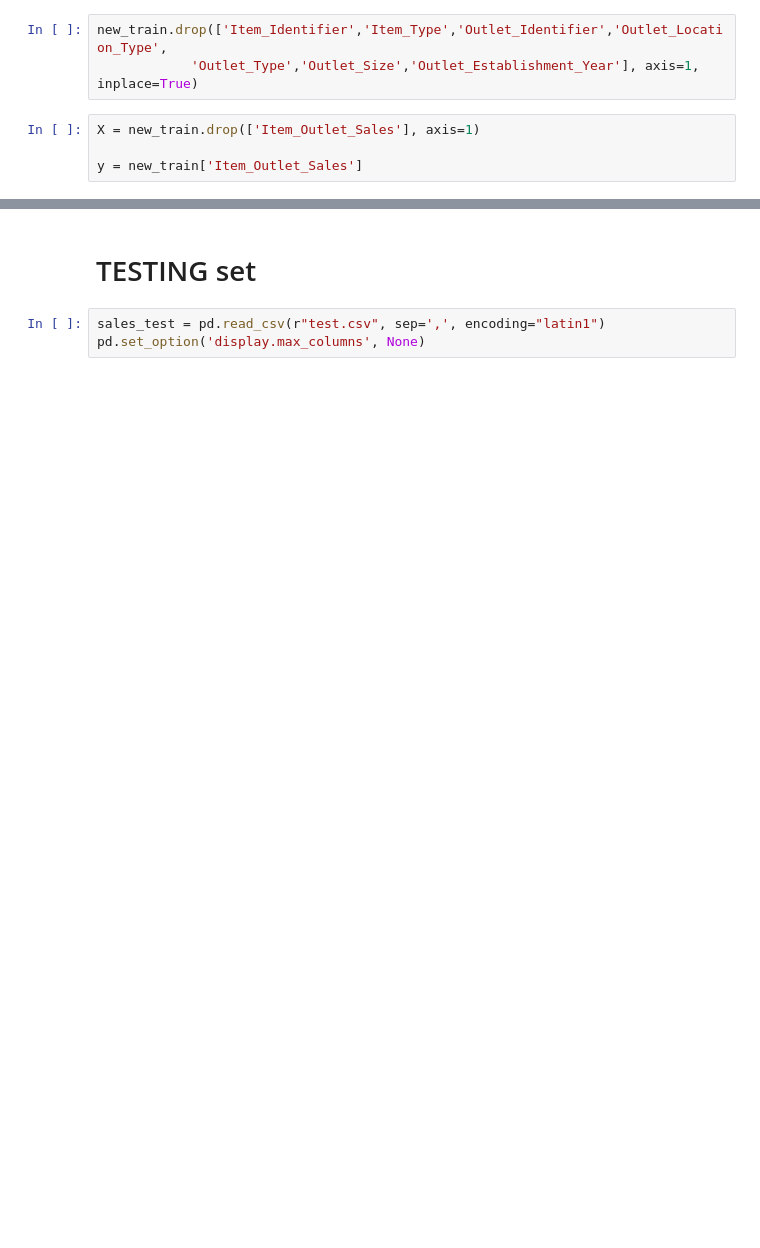
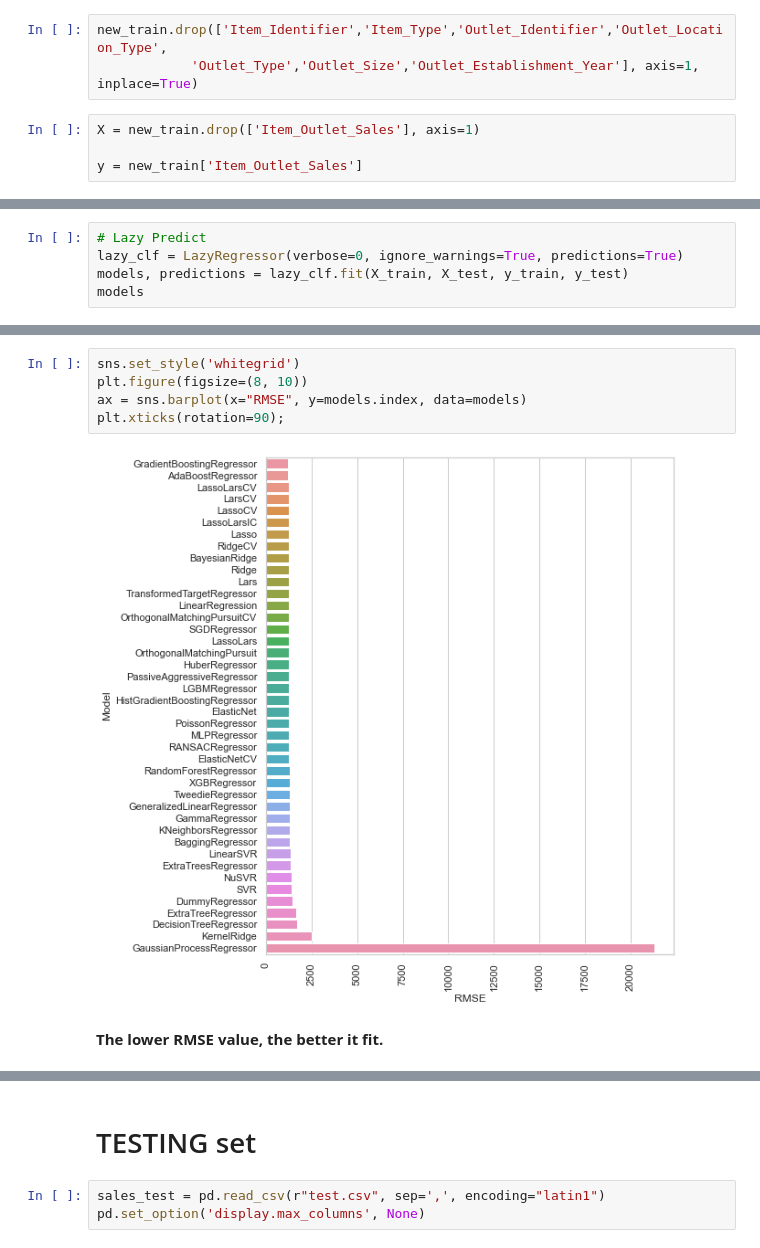
Before and after one commit to MaxwellMensah/Data-Science-Projects, a Jupyter notebook: Big Mart Prediction/Big-Mart Sales Prediction .ipynb, the cells around one changed output, grey strips where cells are left out. Drawn from its saved outputs; the diff is of its cells as text; blank space fills up the shorter version.

```diff
--- a/Big Mart Prediction/Big-Mart Sales Prediction .ipynb
+++ b/Big Mart Prediction/Big-Mart Sales Prediction .ipynb
@@ -1003,0 +1119,5 @@ plt.show()
+# %%
+# Lazy Predict
+lazy_clf = LazyRegressor(verbose=0, ignore_warnings=True, predictions=True)
+models, predictions = lazy_clf.fit(X_train, X_test, y_train, y_test)
+models
@@ -1003,0 +1143,9 @@ plt.show()
+# %%
+sns.set_style('whitegrid')
+plt.figure(figsize=(8, 10))
+ax = sns.barplot(x="RMSE", y=models.index, data=models)
+plt.xticks(rotation=90);
+# %% [output]
+[figure, added]
+# %% [markdown]
+**The lower RMSE value, the better it fit.**
```
Also changed, not shown: parts of 111 cells of this notebook.
